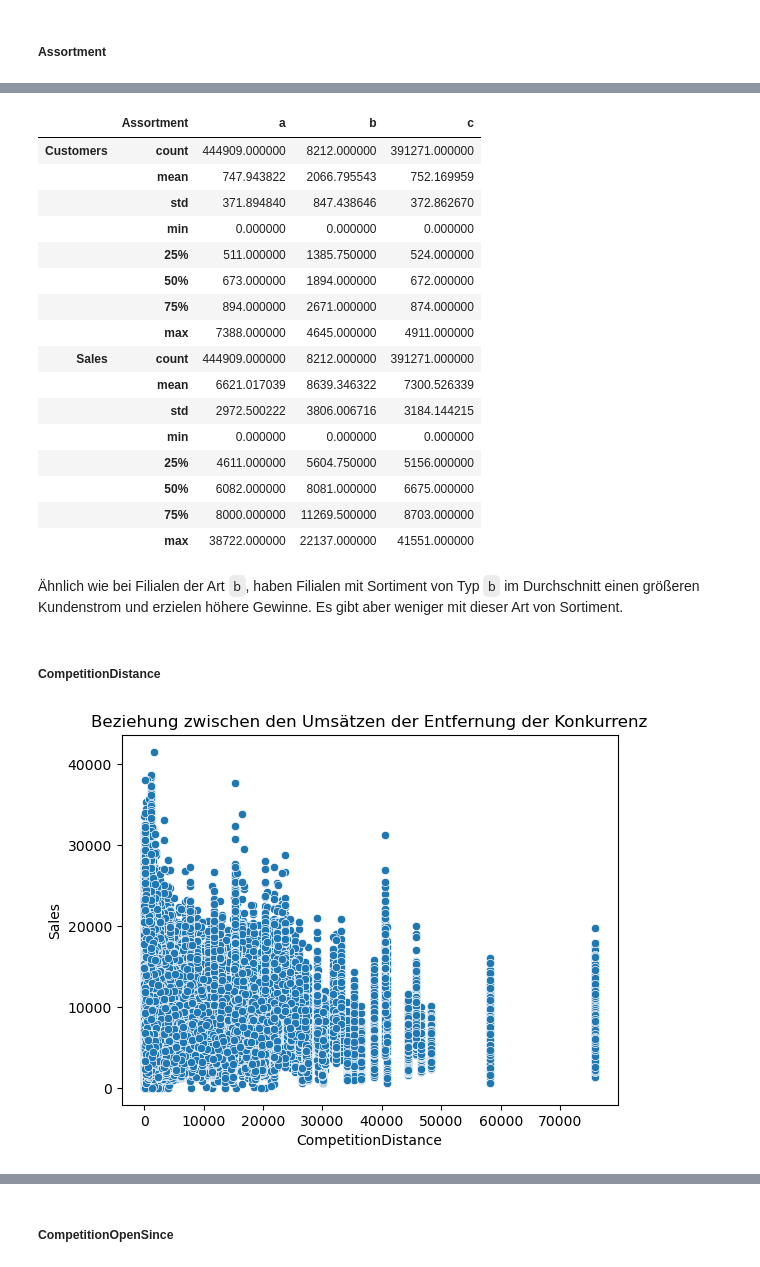
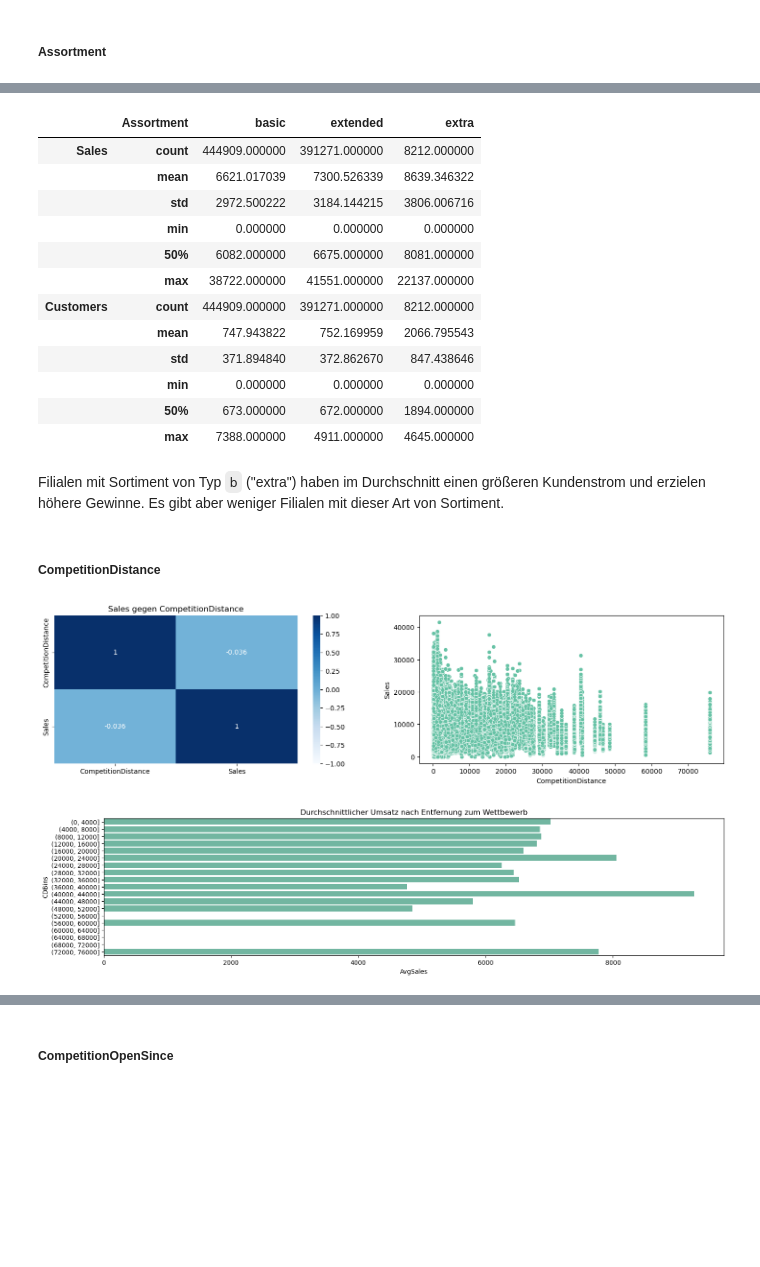
Before and after one commit to xaviermondragon/rossmann, a Jupyter notebook: notebooks/sales_stores_eda.ipynb, the cells around one changed output, grey strips where cells are left out. Cells and saved outputs as stored; diff of their text form; code cells hidden in the pictures; blank space fills up the shorter version.

```diff
--- a/notebooks/sales_stores_eda.ipynb
+++ b/notebooks/sales_stores_eda.ipynb
@@ -9,11 +9,15 @@ import numpy as np
 import pandas as pd
 import matplotlib.pyplot as plt
 import seaborn as sns
+import warnings
+
+sns.set_palette("Set2")
+warnings.filterwarnings("ignore")
 %matplotlib inline
 # %% [markdown]
 ##### Lesen der Verkaufsdaten
 # %%
 # we only need datapoints for open stores
-sales_df = pd.read_csv("../data/sales_open.csv")
+sales_df = pd.read_csv("../data/sales_clean.csv", parse_dates=['Date'])
 sales_df.head()
 # %% [output]
@@ -26,10 +30,10 @@ sales_df.head()
 # %% [markdown]
 ##### Verknüpfung mit den Daten der Filialen:
 # %%
-stores_df = pd.read_csv("../data/stores_clean.csv")
+stores_df = pd.read_csv("../data/stores_clean.csv", parse_dates=['Promo2Since', 'CompetitionOpenSince'])
 sales_stores_df = pd.merge(sales_df, stores_df, how = 'inner', on = 'Store')
 # Save this data to csv file for later use
-sales_stores_df.to_csv("../data/sales_stores.csv", index=False)
+#sales_stores_df.to_csv("../data/sales_stores.csv", index=False)
 sales_stores_df.head()
 # %% [output]
 |  | Store | DayOfWeek | Date | Sales | Customers | Open | Promo | StateHoliday | SchoolHoliday | ... |
@@ -67,3 +92,6 @@ by_store_type[['Customers', 'Sales']].describe().transpose()
 Filialen der Art `b` haben im Durchschnitt einen größeren Kundenstrom und erzielen höhere Gewinne. Es gibt aber weniger Filialen dieser Art.
 # %% [markdown]
 ##### Assortment
+# %%
+dict_assort = {'a': 'basic', 'b': 'extra','c': 'extended'}
+sales_stores_df['Assortment'] = sales_stores_df['Assortment'].apply(lambda x: dict_assort[x])
@@ -70,30 +123,46 @@ Filialen der Art `b` haben im Durchschnitt einen größeren Kundenstrom und erzi
 # %%
 by_assortment = sales_stores_df.groupby('Assortment')
-by_assortment[['Customers', 'Sales']].describe().transpose()
+by_assortment[['Sales', 'Customers']].describe(percentiles=[.5]).transpose()
 # %% [output]
-|  | Assortment | a | b | c |
-| Customers | count | 444909.000000 | 8212.000000 | 391271.000000 |
-|  | mean | 747.943822 | 2066.795543 | 752.169959 |
-|  | std | 371.894840 | 847.438646 | 372.862670 |
+|  | Assortment | basic | extended | extra |
+| Sales | count | 444909.000000 | 391271.000000 | 8212.000000 |
+|  | mean | 6621.017039 | 7300.526339 | 8639.346322 |
+|  | std | 2972.500222 | 3184.144215 | 3806.006716 |
 |  | min | 0.000000 | 0.000000 | 0.000000 |
-|  | 25% | 511.000000 | 1385.750000 | 524.000000 |
-|  | 50% | 673.000000 | 1894.000000 | 672.000000 |
-|  | 75% | 894.000000 | 2671.000000 | 874.000000 |
-|  | max | 7388.000000 | 4645.000000 | 4911.000000 |
-| Sales | count | 444909.000000 | 8212.000000 | 391271.000000 |
-|  | mean | 6621.017039 | 8639.346322 | 7300.526339 |
-|  | std | 2972.500222 | 3806.006716 | 3184.144215 |
+|  | 50% | 6082.000000 | 6675.000000 | 8081.000000 |
+|  | max | 38722.000000 | 41551.000000 | 22137.000000 |
+| Customers | count | 444909.000000 | 391271.000000 | 8212.000000 |
+|  | mean | 747.943822 | 752.169959 | 2066.795543 |
+|  | std | 371.894840 | 372.862670 | 847.438646 |
 |  | min | 0.000000 | 0.000000 | 0.000000 |
-|  | 25% | 4611.000000 | 5604.750000 | 5156.000000 |
-|  | 50% | 6082.000000 | 8081.000000 | 6675.000000 |
-|  | 75% | 8000.000000 | 11269.500000 | 8703.000000 |
-|  | max | 38722.000000 | 22137.000000 | 41551.000000 |
+|  | 50% | 673.000000 | 672.000000 | 1894.000000 |
+|  | max | 7388.000000 | 4911.000000 | 4645.000000 |
 # %% [markdown]
-Ähnlich wie bei Filialen der Art `b`, haben Filialen mit Sortiment von Typ `b` im Durchschnitt einen größeren Kundenstrom und erzielen höhere Gewinne. Es gibt aber weniger mit dieser Art von Sortiment.
+Filialen mit Sortiment von Typ `b` ("extra") haben im Durchschnitt einen größeren Kundenstrom und erzielen höhere Gewinne. Es gibt aber weniger Filialen mit dieser Art von Sortiment.
 # %% [markdown]
 ##### CompetitionDistance
 # %%
-sns.scatterplot(x='CompetitionDistance', y='Sales', data=sales_stores_df).set(title="Beziehung zwischen den Umsätzen der Entfernung der Konkurrenz");
+plt.rcParams["figure.figsize"] = (18,4)
+
+comp_dist = sales_stores_df[['CompetitionDistance','Sales']]
+
+plt.subplot(1, 2, 1)
+plt.title ("Korrelation zwischen Sales und CompetitionDistance")
+sns.heatmap(comp_dist[['CompetitionDistance','Sales']].corr(method = 'pearson'), annot = True, cmap = 'Blues', vmin = -1, vmax = 1)
+
+plt.title("Sales gegen CompetitionDistance");
+plt.subplot(1, 2, 2)
+sns.scatterplot(x='CompetitionDistance', y='Sales', data=comp_dist);
 # %% [output]
-[figure, old version]
+[figure, new version]
+# %%
+bins = list(np.arange(0,80000, 4000))
+comp_dist['CDBins'] = pd.cut(comp_dist['CompetitionDistance'], bins = bins)
+comp_dist_avg = comp_dist.groupby('CDBins').agg({'CompetitionDistance':'count', 'Sales': 'sum'}).reset_index()
+comp_dist_avg['AvgSales'] = comp_dist_avg['Sales'] / comp_dist_avg['CompetitionDistance']
+
+plt.title ('Durchschnittlicher Umsatz nach Entfernung zum Wettbewerb')
+sns.barplot(y = 'CDBins', x = 'AvgSales', data = comp_dist_avg);
+# %% [output]
+[figure, added]
 # %% [markdown]
```
Also changed, not shown: parts of 26 cells of this notebook, 6 other files.
